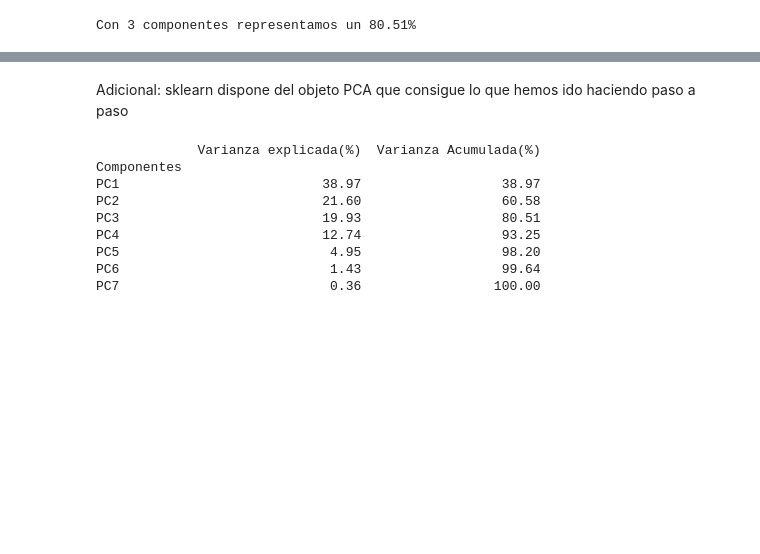
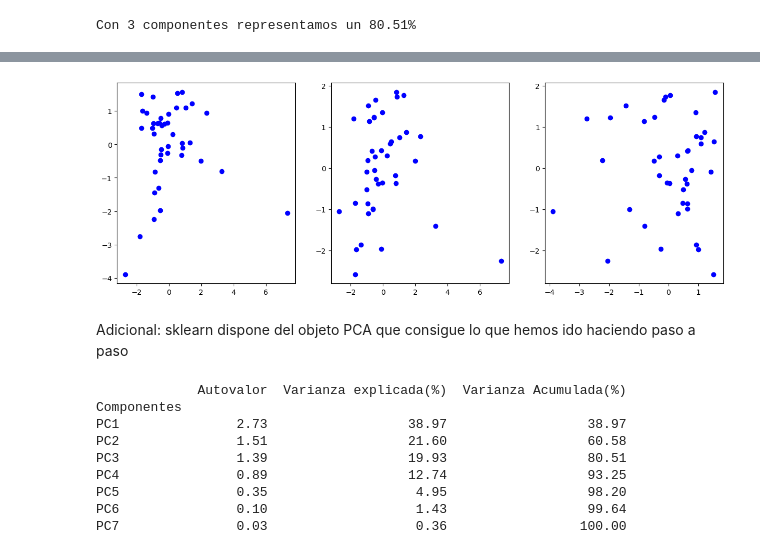
Before and after one commit to Alf-caput/P1_MineriaDeDatos, a Jupyter notebook: P3_ReduccionDimensionalidad/P3_ReduccionDimensionalidad.ipynb, the cells around one changed output, grey strips where cells are left out. Cells and saved outputs as stored; diff of their text form; code cells hidden in the pictures; blank space fills up the shorter version.

```diff
--- a/P3_ReduccionDimensionalidad/P3_ReduccionDimensionalidad.ipynb
+++ b/P3_ReduccionDimensionalidad/P3_ReduccionDimensionalidad.ipynb
@@ -254,3 +315,15 @@ Con 3 componentes representamos un 80.51%
+# %%
+n = 3
+X, Y, Z = (df_pca[f'PC{i+1}'].values for i in range(n))
+
+fig, axes = plt.subplots(1, 3, figsize=(15, 5))
+
+axes[0].scatter(X, Y, marker='o', color='b')
+axes[1].scatter(X, Z, marker='o', color='b')
+axes[2].scatter(Y, Z, marker='o', color='b')
+plt.show()
+# %% [output]
+[figure, added]
 # %% [markdown]
 Adicional: sklearn dispone del objeto PCA que consigue lo que hemos ido haciendo paso a paso
 # %%
@@ -264,19 +337,20 @@ acc_variance_perc = variance_perc.cumsum()
 comp_index = pd.Index([f'PC{i+1}' for i in range(len(eigenvalues))], name='Componentes')
 
 df_variance = pd.DataFrame({
+    'Autovalor': eigenvalues,
     'Varianza explicada(%)': variance_perc,
-    'Varianza Acumulada(%)': acc_variance_perc
-}, index=comp_index)
+    'Varianza Acumulada(%)': acc_variance_perc},
+    index=comp_index)
 
 with Notation2Decimal():
     print(df_variance)
 # %% [output]
-             Varianza explicada(%)  Varianza Acumulada(%)
+             Autovalor  Varianza explicada(%)  Varianza Acumulada(%)
 Componentes
-PC1                          38.97                  38.97
-PC2                          21.60                  60.58
-PC3                          19.93                  80.51
-PC4                          12.74                  93.25
-PC5                           4.95                  98.20
-PC6                           1.43                  99.64
-PC7                           0.36                 100.00
+PC1               2.73                  38.97                  38.97
+PC2               1.51                  21.60                  60.58
+PC3               1.39                  19.93                  80.51
+PC4               0.89                  12.74                  93.25
+PC5               0.35                   4.95                  98.20
+PC6               0.10                   1.43                  99.64
+PC7               0.03                   0.36                 100.00
```
Also changed, not shown: parts of 9 cells of this notebook.
